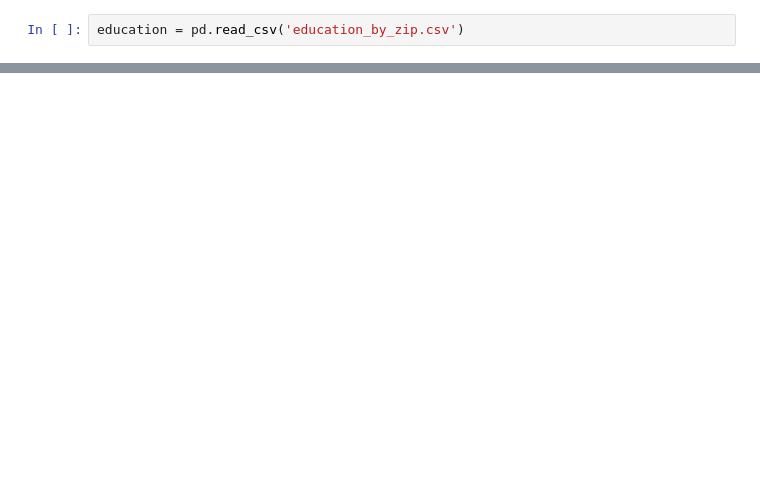
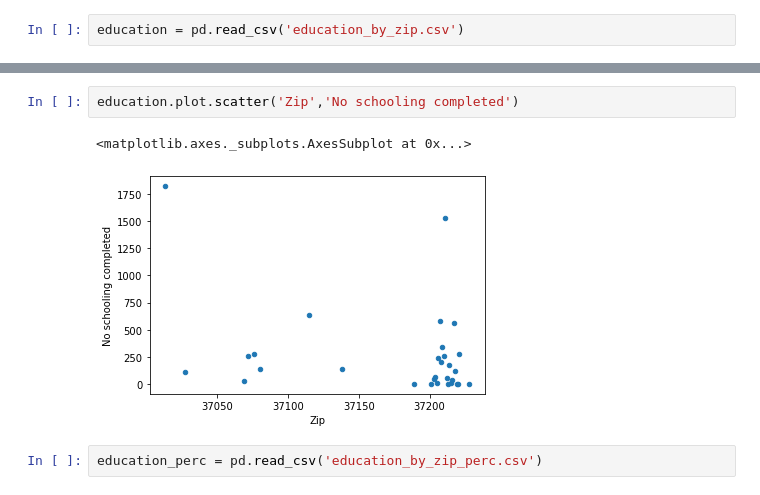
Before and after one commit to ryanhilber93/nash-covid-cases-vaccines-hot_chickens, a Jupyter notebook: data/COVID.ipynb, the cells around one changed output, grey strips where cells are left out. Cells and saved outputs as stored; diff of their text form; blank space fills up the shorter version.

```diff
--- a/data/COVID.ipynb
+++ b/data/COVID.ipynb
@@ -244,0 +255,7 @@ education.plot.bar('Zipcode',['No schooling completed','5th and 6th grade'])
+# %%
+education.plot.scatter('Zip','No schooling completed')
+# %% [output]
+<matplotlib.axes._subplots.AxesSubplot at 0x...>
+[figure, added]
+# %%
+education_perc = pd.read_csv('education_by_zip_perc.csv')
```
Also changed, not shown: parts of 40 cells of this notebook, 5 other files.
